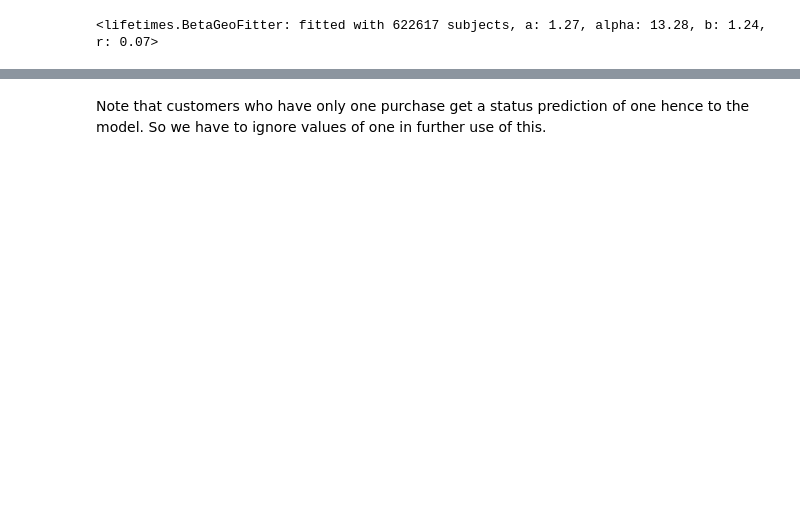
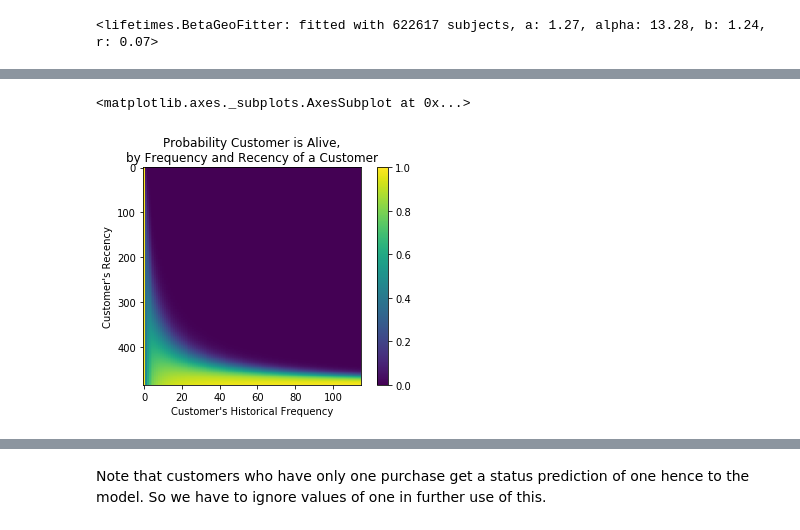
Before and after one commit to s-lau-42/Project_3_Online_Shop_Analysis, a Jupyter notebook: Part_4_Customer_Lifetime_Value.ipynb, the cells around one changed output, grey strips where cells are left out. Cells and saved outputs as stored; diff of their text form; code cells hidden in the pictures; blank space fills up the shorter version.

```diff
--- a/Part_4_Customer_Lifetime_Value.ipynb
+++ b/Part_4_Customer_Lifetime_Value.ipynb
@@ -176,0 +169,8 @@ plot_period_transactions(bgf)
+# %%
+#heatmap plot for frequency to recency and probability if the customer is still "alive"
+from lifetimes.plotting import plot_probability_alive_matrix
+
+plot_probability_alive_matrix(bgf)
+# %% [output]
+<matplotlib.axes._subplots.AxesSubplot at 0x...>
+[figure, added]
```
Also changed, not shown: parts of 53 cells of this notebook, 2 other files.
